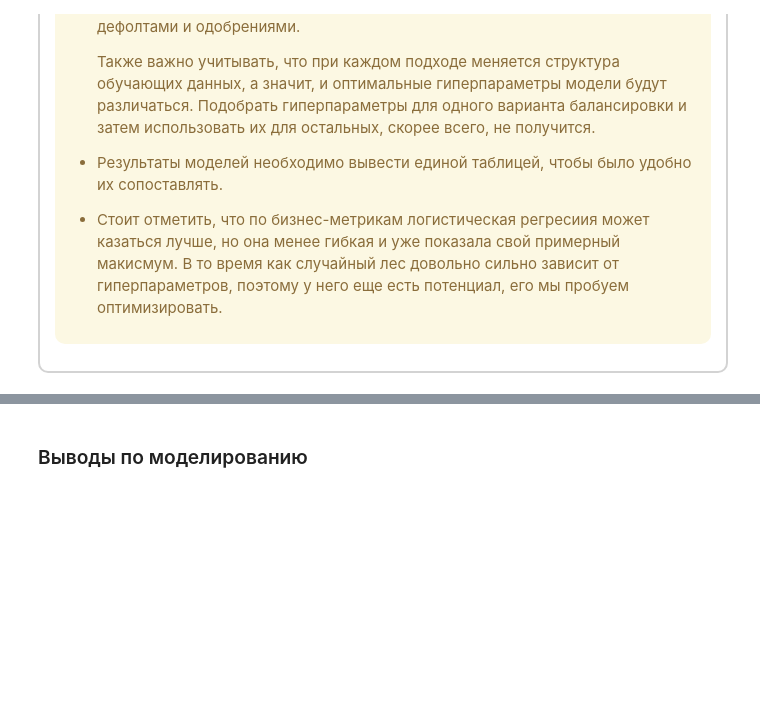
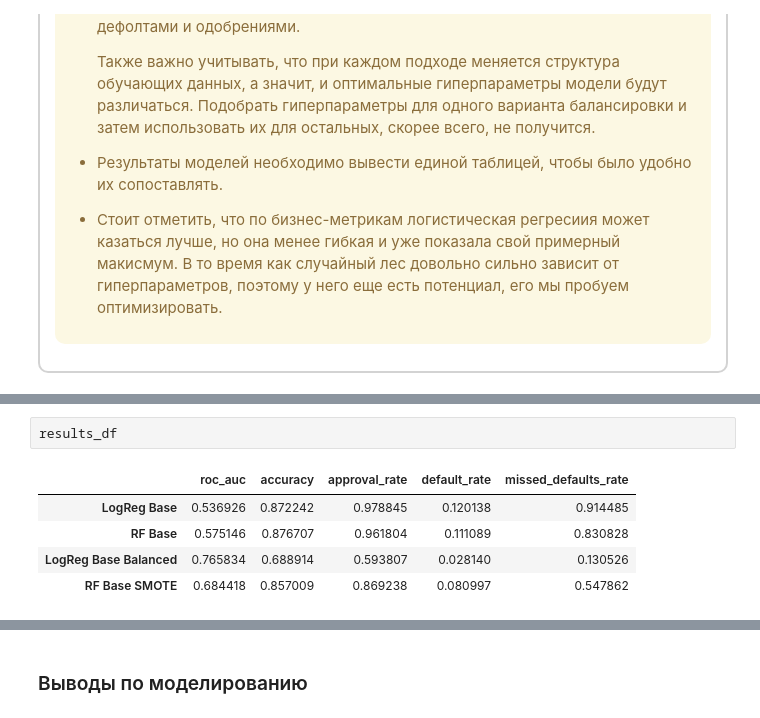
Before and after one commit to MEYakunin/Sprint15_User_Behavior_Scoring, a Jupyter notebook: User_Behavior_Scoring_ver_1.ipynb, the cells around one changed output, grey strips where cells are left out. Saved outputs shown, nothing was run; the diff lists cells and outputs as text; folded sections open; blank space fills up the shorter version.

```diff
--- a/User_Behavior_Scoring_ver_1.ipynb
+++ b/User_Behavior_Scoring_ver_1.ipynb
@@ -1525,3 +1690,11 @@ print_metrics(y_val, best_pred, best_prob, "Val (Best RF Optuna)")
+# %%
+results_df
+# %% [output]
+|  | roc_auc | accuracy | approval_rate | default_rate | missed_defaults_rate |
+| LogReg Base | 0.536926 | 0.872242 | 0.978845 | 0.120138 | 0.914485 |
+| RF Base | 0.575146 | 0.876707 | 0.961804 | 0.111089 | 0.830828 |
+| LogReg Base Balanced | 0.765834 | 0.688914 | 0.593807 | 0.028140 | 0.130526 |
+| RF Base SMOTE | 0.684418 | 0.857009 | 0.869238 | 0.080997 | 0.547862 |
 # %%
 # Матрица ошибка на валидации для лучшей базовой модели
 cm_val = confusion_matrix(y_val, best_pred)
```
Also changed, not shown: parts of 16 cells of this notebook, 1 other file.
